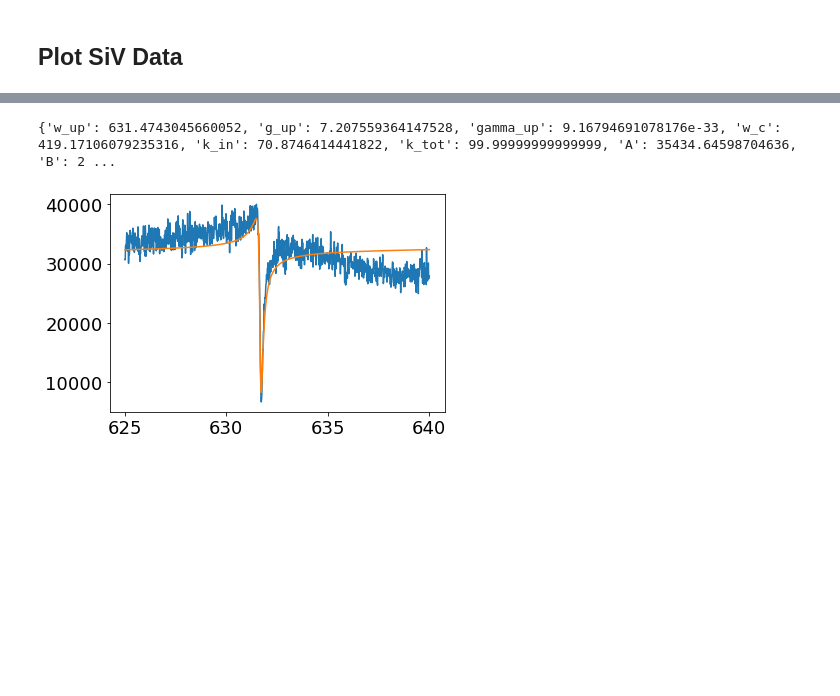
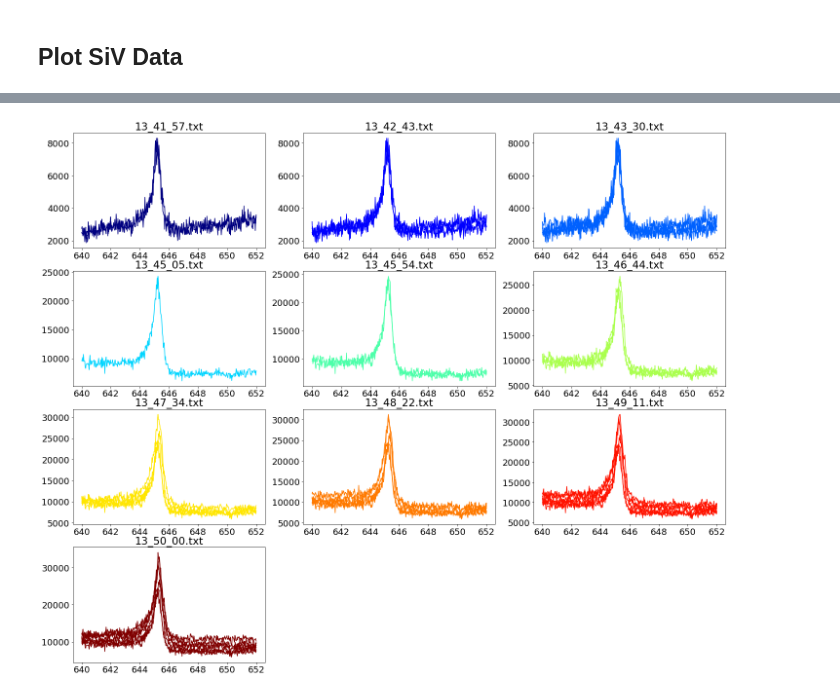
Before and after one commit to huanyanqi/siv-cqed-model, a Jupyter notebook: notebooks/fitting data - 20210324.ipynb, the cells around one changed output, grey strips where cells are left out. Saved outputs shown, nothing was run; the diff lists cells and outputs as text; code cells hidden in the pictures; blank space fills up the shorter version.

Commit message:
Try fitting using means of spectra + get correct freq x-values

```diff
--- a/notebooks/fitting data - 20210324.ipynb
+++ b/notebooks/fitting data - 20210324.ipynb
@@ -28,18 +28,3 @@ plt.plot(cavity_freqs, cavity_counts)
 [figure]
 # %% [markdown]
 ## Plot SiV Data
-# %%
-siv_freqs = np.linspace(640, 652, 401) # GHz
-
-color = plt.cm.jet(np.linspace(0, 1, len(siv_files)))
-plt.figure(figsize=[24, 20])
-
-for i, file in enumerate(siv_files):
-    siv_data = np.loadtxt(siv_path + file)
-    if len(siv_data.shape) == 1: siv_data = siv_data.reshape(1, len(siv_data))
-
-    plt.subplot(4, 3, i+1)
-    plt.gca().title.set_text(file)
-
-    for siv_series in siv_data:
-        plt.plot(siv_freqs, siv_series, c=color[i])
@@ -165,4 +30,0 @@ plt.plot(cavity_freqs_filtered, cavity_counts_filtered + results.residual, 'r')
-# %%
-siv_data = np.loadtxt(siv_path + siv_files[0])
-if len(siv_data.shape) == 1: siv_data = siv_data.reshape(1, len(siv_data))
-plt.plot(siv_freqs, siv_data[0])
@@ -323,21 +31,21 @@ plt.show()
-# %%
-data = np.loadtxt("../data/03_02_sweeper_fwd_avg_13_12_30/sweeper_fwd_avg_13_12_30.txt")
-freqs, counts = data
-freqs = 1000 * (freqs - 406)
-
-freqs = freqs[1000:]
-counts = counts[1000:]
-plt.plot(freqs, counts)
-
-# w_up_1, g_up_1, gamma_up_1, w_c, k_in, k_tot, A, B
-popt, cov = fitter.fit_reflection(freqs, counts,
-                             p0= [631, 5.6, 0.1, 620,  20,  33, 40000, 0],
-                        bounds=([600,   1, 0,     0,   0,   0, 5000, 0],
-                                [700,  20, 5,  1000,  100, 100, 100000, 10000]))
-
-print(popt)
-plt.plot(freqs, fitter.single_siv_ref(freqs, **popt))
-plt.show()
-# %% [output]
-{'w_up': 631.4743045660052, 'g_up': 7.207559364147528, 'gamma_up': 9.16794691078176e-33, 'w_c': 419.17106079235316, 'k_in': 70.8746414441822, 'k_tot': 99.99999999999999, 'A': 35434.64598704636, 'B': 2 ...
-[figure, removed]
+# %%
+color = plt.cm.jet(np.linspace(0, 1, len(siv_files)))
+plt.figure(figsize=[24, 20])
+
+for i, file in enumerate(siv_files):
+    siv_data = np.loadtxt(siv_path + file)
+
+    # Convert from (401,) shape to (1, 401)
+    if len(siv_data.shape) == 1: siv_data = siv_data.reshape(1, len(siv_data))
+
+    # Extract SiV frequency axis
+    siv_data_avg = np.loadtxt(siv_path.replace("scans", "avg") + file)
+    siv_freqs = 1000 * (siv_data_avg[0] - 406)
+
+    plt.subplot(4, 3, i+1)
+    plt.gca().title.set_text(file)
+
+    for siv_series in siv_data:
+        plt.plot(siv_freqs, siv_series, c=color[i])
+# %% [output]
+[figure, added]
```
Also changed, not shown: parts of 34 cells of this notebook.
